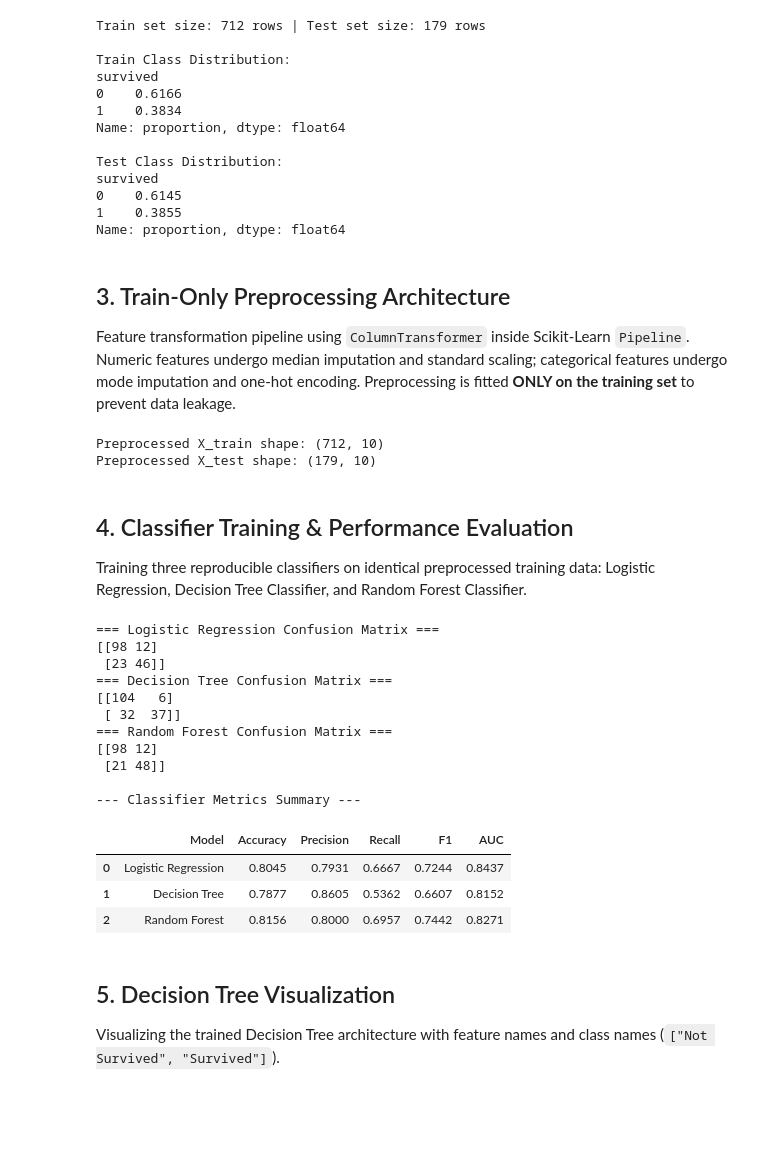
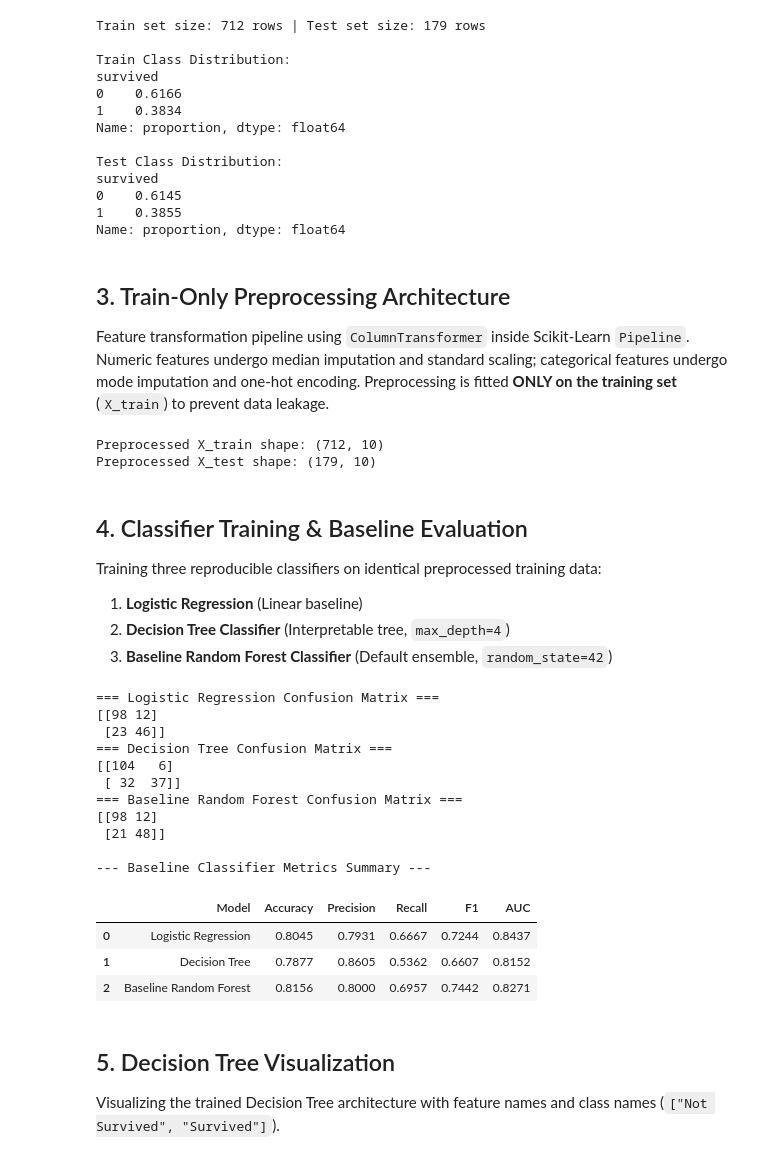
Before and after one commit to M-Vinay1989/ZEPTO-CAPSTONE-PROJECT, a Jupyter notebook: analytics/02_modeling.ipynb, the cells around one changed output. Cells and saved outputs as stored; diff of their text form; code cells hidden in the pictures; blank space fills up the shorter version.

```diff
--- a/analytics/02_modeling.ipynb
+++ b/analytics/02_modeling.ipynb
@@ -67,6 +69,6 @@ Splitting dataset into 80% training set (712 rows) and 20% test set (179 rows) *
 # %%
 X_train, X_test, y_train, y_test = train_test_split(
-    X, y, test_size=0.2, random_state=42, stratify=y
+    X, y, test_size=0.20, random_state=42, stratify=y
 )
 
 print(f"Train set size: {X_train.shape[0]} rows | Test set size: {X_test.shape[0]} rows")
@@ -90,7 +92,7 @@ survived
 Name: proportion, dtype: float64
 # %% [markdown]
 ## 3. Train-Only Preprocessing Architecture
-Feature transformation pipeline using `ColumnTransformer` inside Scikit-Learn `Pipeline`. Numeric features undergo median imputation and standard scaling; categorical features undergo mode imputation and one-hot encoding. Preprocessing is fitted **ONLY on the training set** to prevent data leakage.
+Feature transformation pipeline using `ColumnTransformer` inside Scikit-Learn `Pipeline`. Numeric features undergo median imputation and standard scaling; categorical features undergo mode imputation and one-hot encoding. Preprocessing is fitted **ONLY on the training set** (`X_train`) to prevent data leakage.
 # %%
 num_cols = ["age", "fare", "sibsp", "parch", "pclass"]
 cat_cols = ["sex", "embarked"]
@@ -120,16 +122,19 @@ print("Preprocessed X_test shape:", X_test_prep.shape)
 Preprocessed X_train shape: (712, 10)
 Preprocessed X_test shape: (179, 10)
 # %% [markdown]
-## 4. Classifier Training & Performance Evaluation
-Training three reproducible classifiers on identical preprocessed training data: Logistic Regression, Decision Tree Classifier, and Random Forest Classifier.
+## 4. Classifier Training & Baseline Evaluation
+Training three reproducible classifiers on identical preprocessed training data:
+1. **Logistic Regression** (Linear baseline)
+2. **Decision Tree Classifier** (Interpretable tree, `max_depth=4`)
+3. **Baseline Random Forest Classifier** (Default ensemble, `random_state=42`)
 # %%
 classifiers = {
     "Logistic Regression": LogisticRegression(random_state=42),
     "Decision Tree": DecisionTreeClassifier(random_state=42, max_depth=4),
-    "Random Forest": RandomForestClassifier(random_state=42)
+    "Baseline Random Forest": RandomForestClassifier(random_state=42)
 }
 
-metrics_results = []
+baseline_metrics_results = []
 
 for name, clf in classifiers.items():
     clf.fit(X_train_prep, y_train)
@@ -141,39 +146,39 @@ for name, clf in classifiers.items():
     prec = precision_score(y_test, y_pred)
     rec = recall_score(y_test, y_pred)
     f1 = f1_score(y_test, y_pred)
     auc = roc_auc_score(y_test, y_prob)
 
-    metrics_results.append({
+    baseline_metrics_results.append({
         'Model': name,
         'Accuracy': round(acc, 4),
         'Precision': round(prec, 4),
         'Recall': round(rec, 4),
         'F1': round(f1, 4),
         'AUC': round(auc, 4)
     })
     print(f"=== {name} Confusion Matrix ===")
     print(cm)
 
-metrics_df = pd.DataFrame(metrics_results)
+metrics_df = pd.DataFrame(baseline_metrics_results)
 metrics_df.to_csv("outputs/model_metrics.csv", index=False)
-print("\n--- Classifier Metrics Summary ---")
+print("\n--- Baseline Classifier Metrics Summary ---")
 display(metrics_df)
 # %% [output]
 === Logistic Regression Confusion Matrix ===
 [[98 12]
  [23 46]]
 === Decision Tree Confusion Matrix ===
 [[104   6]
  [ 32  37]]
-=== Random Forest Confusion Matrix ===
+=== Baseline Random Forest Confusion Matrix ===
 [[98 12]
  [21 48]]
 
---- Classifier Metrics Summary ---
+--- Baseline Classifier Metrics Summary ---
 |  | Model | Accuracy | Precision | Recall | F1 | AUC |
 | 0 | Logistic Regression | 0.8045 | 0.7931 | 0.6667 | 0.7244 | 0.8437 |
 | 1 | Decision Tree | 0.7877 | 0.8605 | 0.5362 | 0.6607 | 0.8152 |
-| 2 | Random Forest | 0.8156 | 0.8000 | 0.6957 | 0.7442 | 0.8271 |
+| 2 | Baseline Random Forest | 0.8156 | 0.8000 | 0.6957 | 0.7442 | 0.8271 |
 # %% [markdown]
 ## 5. Decision Tree Visualization
 Visualizing the trained Decision Tree architecture with feature names and class names (`["Not Survived", "Survived"]`).
```
Also changed, not shown: parts of 16 cells of this notebook, 6 other files.
